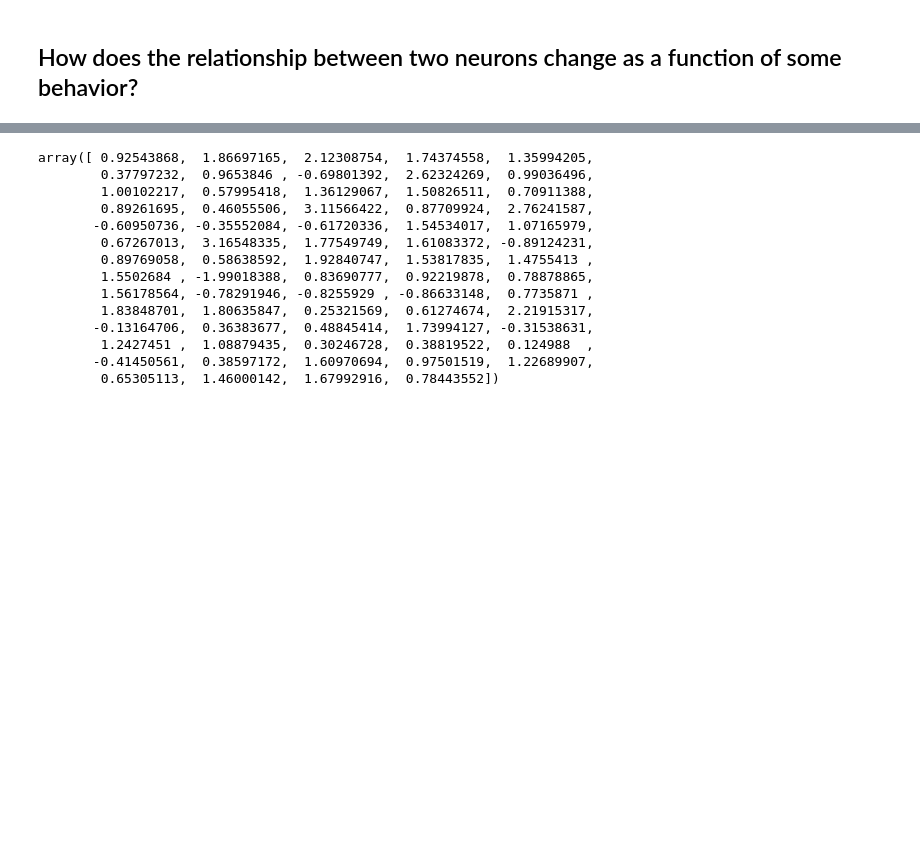
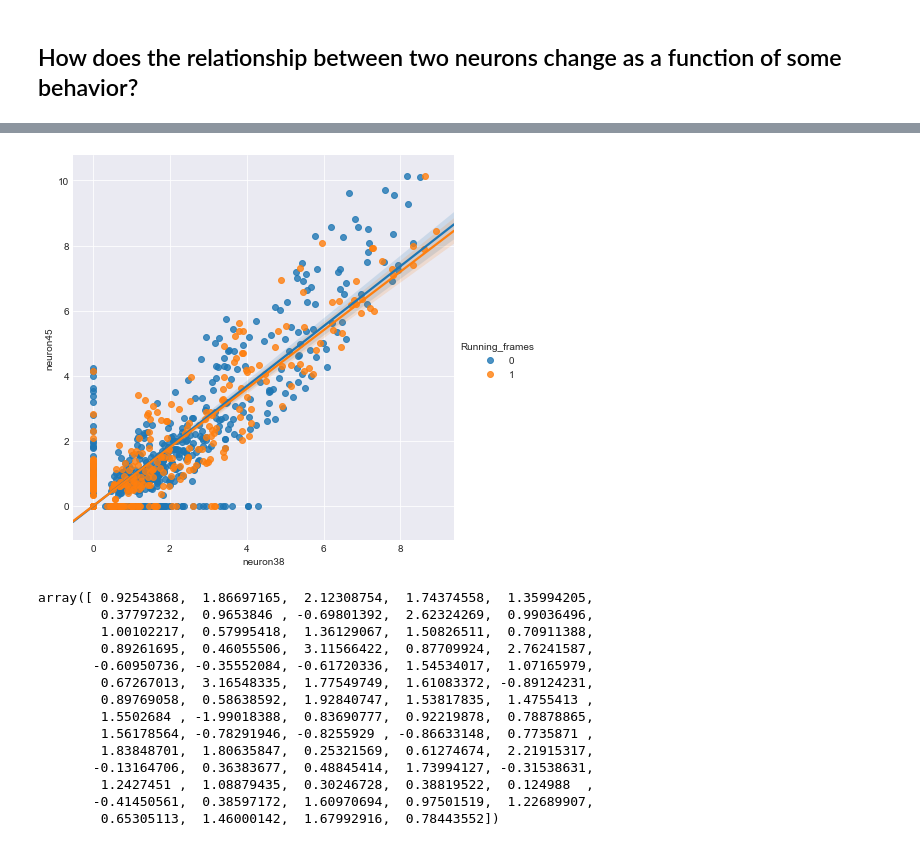
Before and after one commit to smu160/PvsNP, a Jupyter notebook: EPM_Analysis.ipynb, the cells around one changed output, grey strips where cells are left out. Cells and saved outputs as stored; diff of their text form; code cells hidden in the pictures; blank space fills up the shorter version.

Commit message:
Took functionality that plotted two neurons as a function of some behavior, generalized it into a fufunction, and moved that function to analysis_utils.py

```diff
--- a/EPM_Analysis.ipynb
+++ b/EPM_Analysis.ipynb
@@ -125,3 +99,7 @@ for behavior in behavior_list:
+# %%
+au.plot_neurons_as_function_of_beh(result_dataframe, "neuron38", "neuron45", "Running_frames", size_of_plot=6)
+# %% [output]
+[figure, added]
 # %%
 def compute_d_rate_NEW(dataframe, neuron_activity_df, *behaviors):
     FRAME_RATE=10
```
Also changed, not shown: parts of 7 cells of this notebook.
